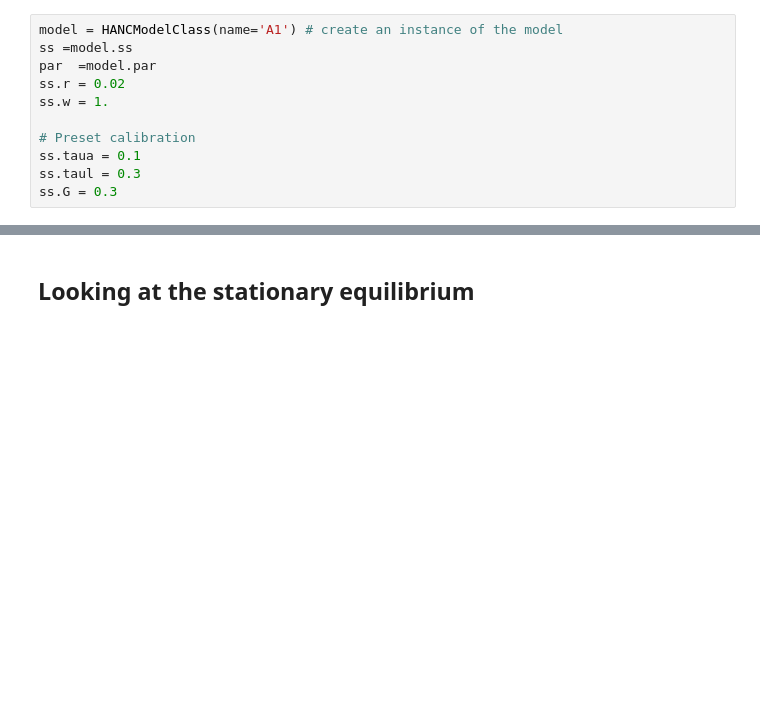
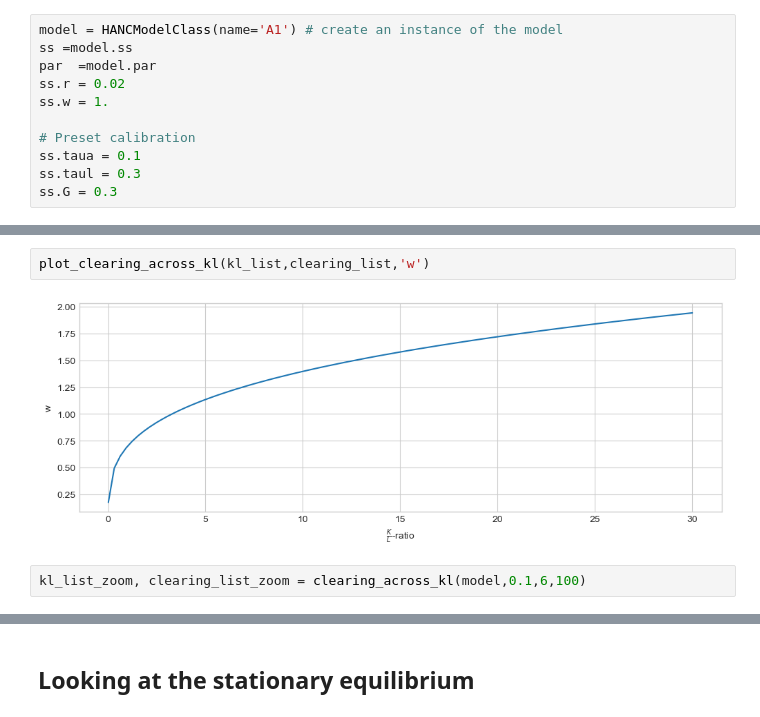
Before and after one commit to AskerNC/AdvMacroHet, a Jupyter notebook: Assignments/Handin/A1_hanc/StationaryEquilibrium.ipynb, the cells around one changed output, grey strips where cells are left out. Saved outputs shown, nothing was run; the diff lists cells and outputs as text; blank space fills up the shorter version.

```diff
--- a/Assignments/Handin/A1_hanc/StationaryEquilibrium.ipynb
+++ b/Assignments/Handin/A1_hanc/StationaryEquilibrium.ipynb
@@ -372,0 +628,6 @@ clearing_L     : -0.0000
+# %%
+plot_clearing_across_kl(kl_list,clearing_list,'w')
+# %% [output]
+[figure, added]
+# %%
+kl_list_zoom, clearing_list_zoom = clearing_across_kl(model,0.1,6,100)
```
Also changed, not shown: parts of 62 cells of this notebook, 10 other files.
